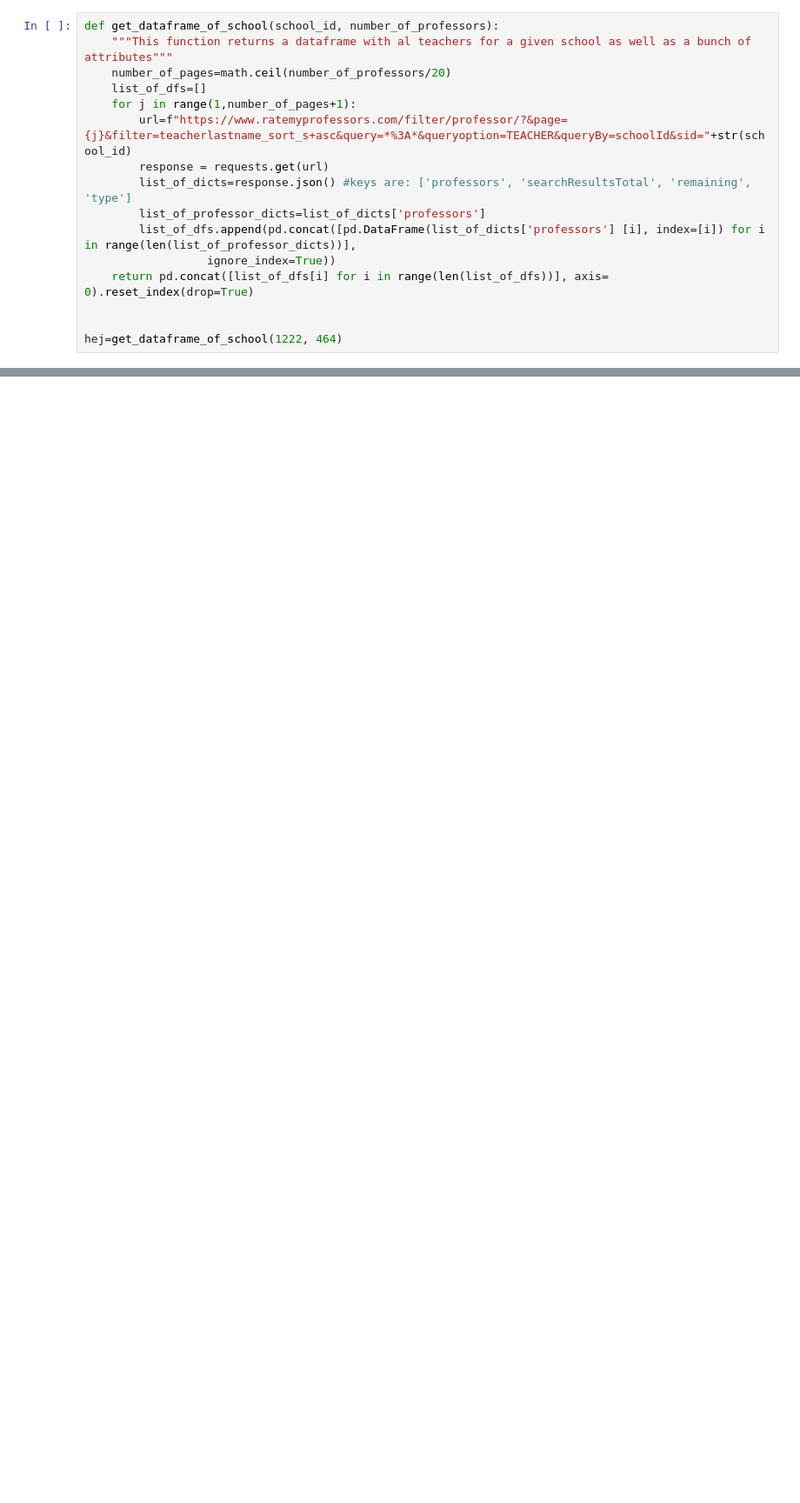
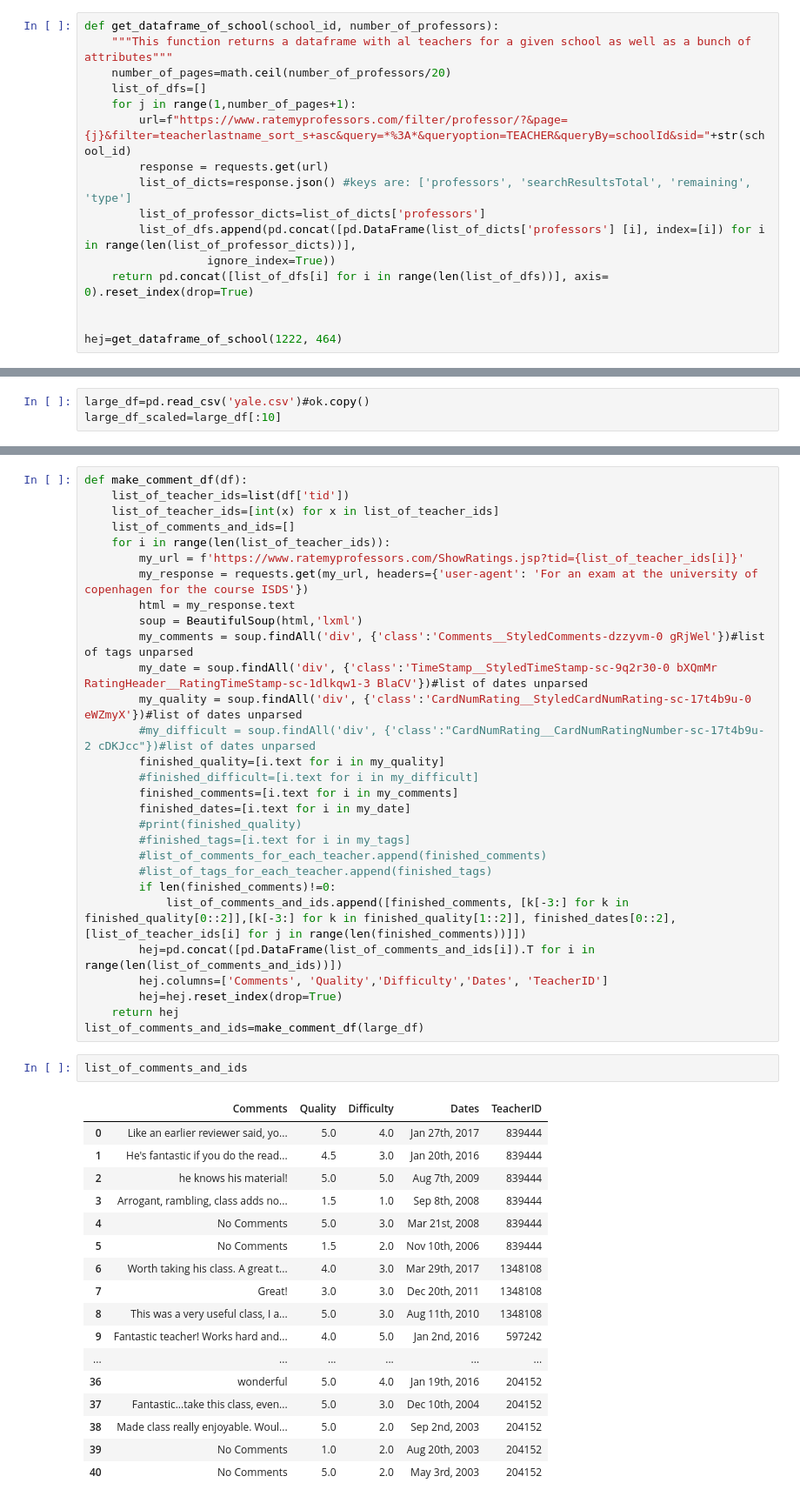
Before and after one commit to hzw479/ISDS.group.projects, a Jupyter notebook: Scraping101.ipynb, the cells around one changed output, grey strips where cells are left out. Shown at 87% size. Cells and saved outputs as stored; diff of their text form; blank space fills up the shorter version.

```diff
--- a/Scraping101.ipynb
+++ b/Scraping101.ipynb
@@ -143,0 +144,3 @@ ok
+# %%
+large_df=pd.read_csv('yale.csv')#ok.copy()
+large_df_scaled=large_df[:10]
@@ -143,0 +151,49 @@ ok
+# %%
+def make_comment_df(df):
+    list_of_teacher_ids=list(df['tid'])
+    list_of_teacher_ids=[int(x) for x in list_of_teacher_ids]
+    list_of_comments_and_ids=[]
+    for i in range(len(list_of_teacher_ids)):
+        my_url = f'https://www.ratemyprofessors.com/ShowRatings.jsp?tid={list_of_teacher_ids[i]}'
+        my_response = requests.get(my_url, headers={'user-agent': 'For an exam at the university of copenhagen for the course ISDS'})
+        html = my_response.text
+        soup = BeautifulSoup(html,'lxml')
+        my_comments = soup.findAll('div', {'class':'Comments__StyledComments-dzzyvm-0 gRjWel'})#list of tags unparsed
+        my_date = soup.findAll('div', {'class':'TimeStamp__StyledTimeStamp-sc-9q2r30-0 bXQmMr RatingHeader__RatingTimeStamp-sc-1dlkqw1-3 BlaCV'})#list of dates unparsed
+        my_quality = soup.findAll('div', {'class':'CardNumRating__StyledCardNumRating-sc-17t4b9u-0 eWZmyX'})#list of dates unparsed
+        #my_difficult = soup.findAll('div', {'class':"CardNumRating__CardNumRatingNumber-sc-17t4b9u-2 cDKJcc"})#list of dates unparsed
+        finished_quality=[i.text for i in my_quality]
+        #finished_difficult=[i.text for i in my_difficult]
+        finished_comments=[i.text for i in my_comments]
+        finished_dates=[i.text for i in my_date]
+        #print(finished_quality)
+        #finished_tags=[i.text for i in my_tags]
+        #list_of_comments_for_each_teacher.append(finished_comments)
+        #list_of_tags_for_each_teacher.append(finished_tags)
+        if len(finished_comments)!=0:
+            list_of_comments_and_ids.append([finished_comments, [k[-3:] for k in finished_quality[0::2]],[k[-3:] for k in finished_quality[1::2]], finished_dates[0::2],[list_of_teacher_ids[i] for j in range(len(finished_comments))]])
+        hej=pd.concat([pd.DataFrame(list_of_comments_and_ids[i]).T for i in range(len(list_of_comments_and_ids))])
+        hej.columns=['Comments', 'Quality','Difficulty','Dates', 'TeacherID']
+        hej=hej.reset_index(drop=True)
+    return hej
+list_of_comments_and_ids=make_comment_df(large_df)
+# %%
+list_of_comments_and_ids
+# %% [output]
+|  | Comments | Quality | Difficulty | Dates | TeacherID |
+| 0 | Like an earlier reviewer said, yo... | 5.0 | 4.0 | Jan 27th, 2017 | 839444 |
+| 1 | He's fantastic if you do the read... | 4.5 | 3.0 | Jan 20th, 2016 | 839444 |
+| 2 | he knows his material! | 5.0 | 5.0 | Aug 7th, 2009 | 839444 |
+| 3 | Arrogant, rambling, class adds no... | 1.5 | 1.0 | Sep 8th, 2008 | 839444 |
+| 4 | No Comments | 5.0 | 3.0 | Mar 21st, 2008 | 839444 |
+| 5 | No Comments | 1.5 | 2.0 | Nov 10th, 2006 | 839444 |
+| 6 | Worth taking his class. A great t... | 4.0 | 3.0 | Mar 29th, 2017 | 1348108 |
+| 7 | Great! | 3.0 | 3.0 | Dec 20th, 2011 | 1348108 |
+| 8 | This was a very useful class, I a... | 5.0 | 3.0 | Aug 11th, 2010 | 1348108 |
+| 9 | Fantastic teacher! Works hard and... | 4.0 | 5.0 | Jan 2nd, 2016 | 597242 |
+| ... | ... | ... | ... | ... | ... |
+| 36 | wonderful | 5.0 | 4.0 | Jan 19th, 2016 | 204152 |
+| 37 | Fantastic...take this class, even... | 5.0 | 3.0 | Dec 10th, 2004 | 204152 |
+| 38 | Made class really enjoyable. Woul... | 5.0 | 2.0 | Sep 2nd, 2003 | 204152 |
+| 39 | No Comments | 1.0 | 2.0 | Aug 20th, 2003 | 204152 |
+| 40 | No Comments | 5.0 | 2.0 | May 3rd, 2003 | 204152 |
```
Also changed, not shown: parts of 5 cells of this notebook, 3 other files.
